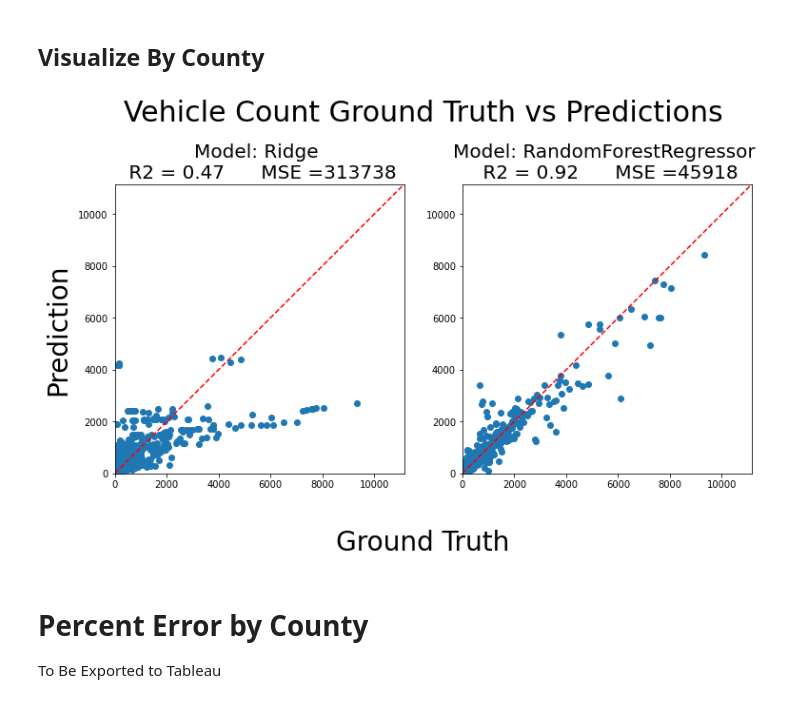
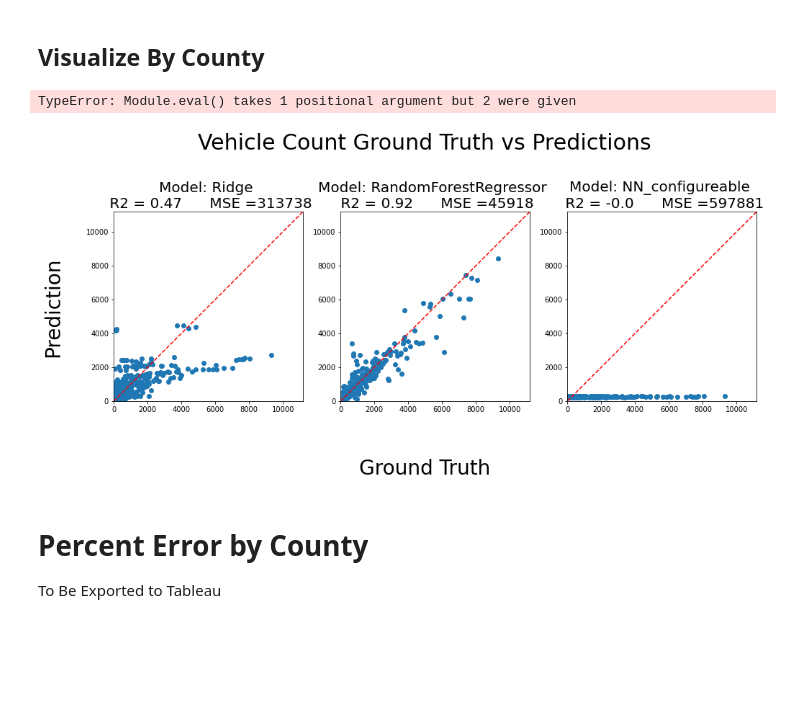
Before and after one commit to shakesy94/ev_adoption_ml, a Jupyter notebook: Visualization.ipynb, the cells around one changed output. Drawn from its saved outputs; the diff is of its cells as text; code cells hidden in the pictures; blank space fills up the shorter version.

```diff
--- a/Visualization.ipynb
+++ b/Visualization.ipynb
@@ -38,10 +76,10 @@ models = []
 # model_rf_old = joblib.load('Models/model_rf.joblib')
 model_lr = joblib.load('Models/model_lr2.joblib')
 model_rf = joblib.load('Models/model_rf2.joblib')
-#model_nn = joblib.load('Models/model_nn.joblib')
+model_nn = joblib.load('Models/model_nn.joblib')
 
-models = [model_lr, model_rf]
-#models = [model_lr, model_rf, model_nn]
+#models = [model_lr, model_rf]
+models = [model_lr, model_rf, model_nn]
 # %% [markdown]
 ## Load Data
 # %%
@@ -86,23 +125,58 @@ X_test = scaler.transform(X_test)
 
 # extract list of feature names
 features = df_X.columns.tolist()
+# %%
+# Set the model to evaluation mode
+model.eval()
+
+# Assuming you have the input data stored in a variable named 'X_test'
+# Convert the input data to a PyTorch tensor
+input_tensor = torch.tensor(X_test, dtype=torch.float32)
+
+# Disable gradient calculation to improve inference performance
+with torch.no_grad():
+    # Forward pass through the model to obtain predictions
+    output_tensor = model(input_tensor)
+
+# Convert the output tensor to a NumPy array
+predictions = output_tensor.numpy()
+# %% [output]
+TypeError: Module.eval() takes 1 positional argument but 2 were given
 # %%
 # Axis limits
 x_min = 0
 x_max = df_y['PHEV'].max()+500
 
 # Define the number of rows and columns of subplots
-num_cols = 2
+num_cols = 3
 num_rows = math.ceil(len(models)/num_cols)
 
 # Create a figure and a grid of subplots with 2 columns
-fig, ax = plt.subplots(nrows=num_rows, ncols=num_cols, figsize=(12, 7))
+fig, ax = plt.subplots(nrows=num_rows, ncols=num_cols, figsize=(16, 7))
 
 # Flatten the axis array to simplify indexing
 ax = ax.flatten()
 
 for i, model in enumerate(models):
-    y_hat = model.predict(X_test)
+    try:
+        y_hat = model.predict(X_test)
+    except:
+
+
+        # Set the model to evaluation mode
+        model.eval()
+
+        # Assuming you have the input data stored in a variable named 'X_test'
+        # Convert the input data to a PyTorch tensor
+        input_tensor = torch.tensor(X_test, dtype=torch.float32)
+
+        # Disable gradient calculation to improve inference performance
+        with torch.no_grad():
+            # Forward pass through the model to obtain predictions
+            output_tensor = model(input_tensor)
+
+        # Convert the output tensor to a NumPy array
+        y_hat = output_tensor.numpy()
 
     ax[i].scatter(y_test,y_hat)
 
@@ -116,34 +190,34 @@ for i, model in enumerate(models):
 
     # Set the aspect ratio to be equal
     ax[i].set_aspect('equal', adjustable='box')
 
     # Get model type
     model_type = str(type(model))
     model_type = model_type.split(".")[-1]
     model_type = model_type[:-2]
 
     # calc R2 score
     # Compute the R-squared score
     r2 = r2_score(y_test, y_hat)
     mse = mean_squared_error(y_test, y_hat)
 
     # Set titles
     ax[i].set_title('Model: ' + model_type + ' \n R2 = ' + str(round(r2,2)) +
                     '      MSE =' + str(int(mse)), fontsize=20)
 
 # Add a common x-axis label
 fig.text(0.5, 0.04, 'Ground Truth', ha='center', fontsize=28)
 
 # Add a common y-axis label
 fig.text(0.04, 0.5, 'Prediction', va='center', rotation='vertical', fontsize=28)
 
 # Add a title to the entire plot
 fig.suptitle('Vehicle Count Ground Truth vs Predictions', fontsize=30)
 
 # Display the plot
 plt.show()
 # %% [output]
-[figure, old version]
+[figure, new version]
 # %% [markdown]
 # Percent Error by County
 To Be Exported to Tableau
```
Also changed, not shown: parts of 6 cells of this notebook, 2 other files.
